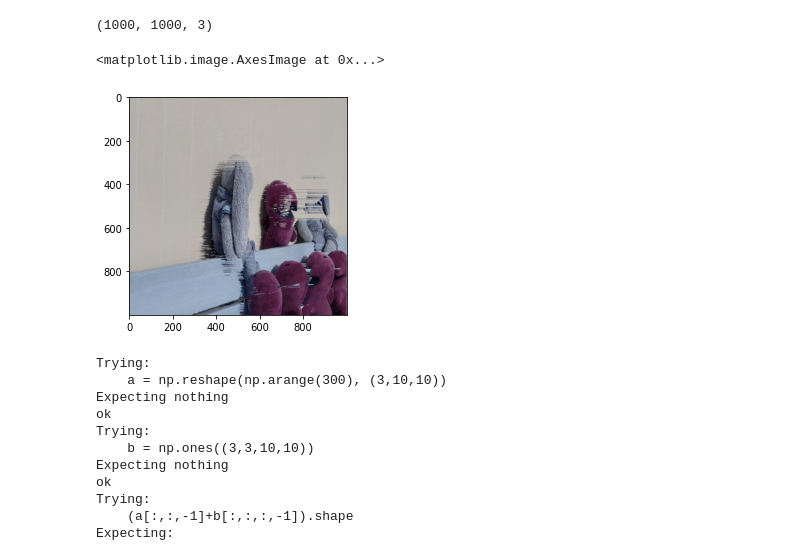
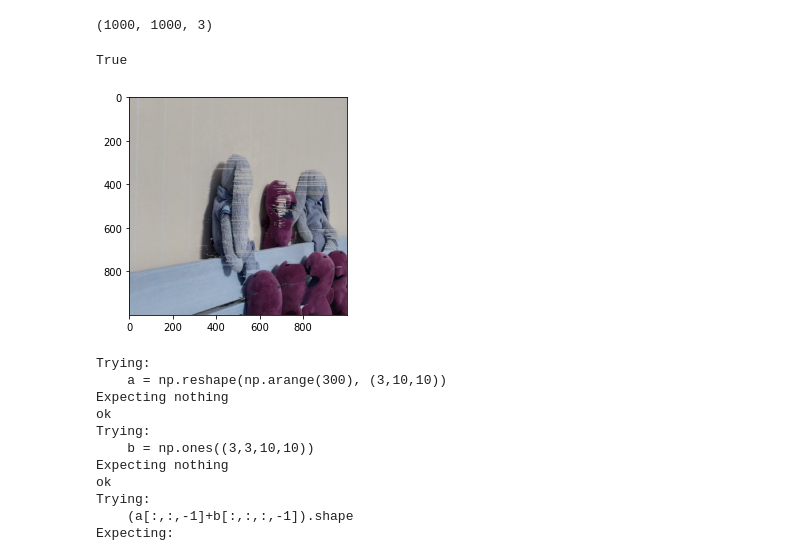
Before and after one commit to DarChuh/rokzlabs, a Jupyter notebook: lab4/lab.ipynb, the cells around one changed output. Cells and saved outputs as stored; diff of their text form; code cells hidden in the pictures.

```diff
--- a/lab4/lab.ipynb
+++ b/lab4/lab.ipynb
@@ -31,42 +31,42 @@ x[0].shape
 # %%
 alpha = 255
 beta = 1
 q = np.array([alpha*(1-np.where(m>0, 1, m)) for m in masks])
 
 # g[k, k', i, j] - represents g_j,j+1(k_j, k_j+1)
 
 g = np.zeros((5,5,1000,999))
 for i in range(4):
     for j in range(i+1,5):
         x_diff = np.sum(np.abs(x[i]-x[j]), axis=2)
         g[i,j] = beta*(x_diff[:,:-1]+x_diff[:,1:])
         g[j,i] = g[i, j]
 
 
 # fn == 0, fn-1==f1
 # f1 == f999
 # f0 = min(q0+f999)
 f = np.zeros((1000, 5, 1000))
-for j in range(999):
-    f[j+1] = np.max(q[:,:, 999-j]+f[j]+g[:,:,:,998-j], axis=1)
+for j in range(998):
+    f[j+1] = np.max(q[:,:, j]+f[j]+g[:,:,:,j], axis=1)
 
 
 # will store best pic to pick from
 k_best = np.zeros((1000,1000)).astype(int)
-k_best[0] = np.argmin(q[:,:,0]+f[-1], axis=0)
-for i in range(1, 999):
-    g_ = np.take_along_axis(g[:,:,:,i-1], k_best[i-1][None,None,:], axis=0)[0]
-    val = q[:,:,i]+g_+f[998-i]
+k_best[-1] = np.argmin(q[:,:,-1]+f[-1], axis=0)
+for i in range(998, -1, -1):
+    g_ = np.take_along_axis(g[:,:,:,i], k_best[i+1][None,None,:], axis=0)[0]
+    val = q[:,:,i]+g_+f[i]
     k_best[i]=np.argmin(val, axis=0)
 
 # sum pictures
 x = np.array(x)
 res = np.take_along_axis(x, k_best.T[None, :,:, None], axis=0)[0]
 plt.imshow(res)
-# cv2.imwrite('2.png', res)
+cv2.imwrite('3.png', res)
 # %% [output]
-<matplotlib.image.AxesImage at 0x...>
+True
-[figure, old version]
+[figure, new version]
 # %%
 def func():
     """
```
Also changed, not shown: 1 other file.
